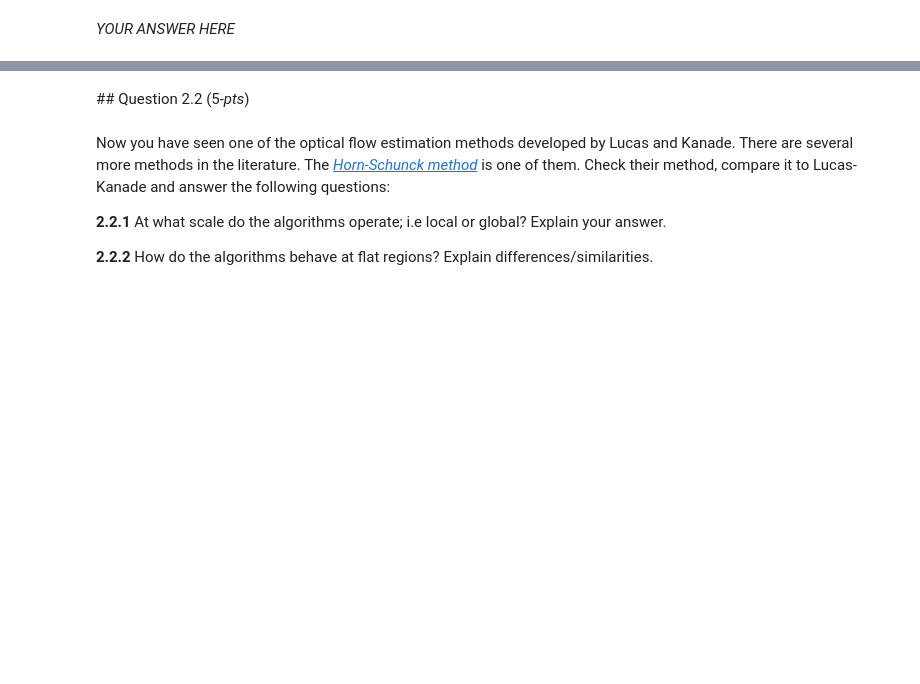
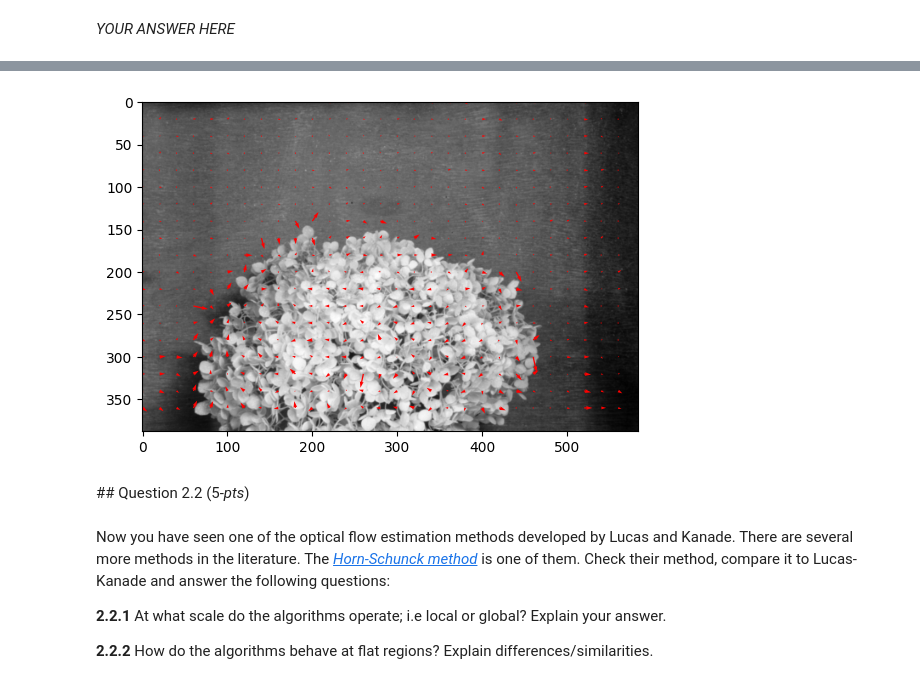
Before and after one commit to dqmis/uva_cv1, a Jupyter notebook: notebooks/Lab3.ipynb, the cells around one changed output, grey strips where cells are left out. Drawn from its saved outputs; the diff is of its cells as text; code cells hidden in the pictures; blank space fills up the shorter version.

```diff
--- a/notebooks/Lab3.ipynb
+++ b/notebooks/Lab3.ipynb
@@ -510,3 +533,14 @@ plot_optical_flow(coords, V_x, V_y, scale=0.04)
+# %%
+I_t0, I_t1 = load_images("plant1.png", "plant2.png")
+I_x, I_y, I_t = calculate_derivatives(I_t0, I_t1)
+V_x, V_y = calculate_flow_vectors(I_x, I_y, I_t, region_size=20)
+
+coords = generate_subregion_indices(I_t0, region_size=20)
+
+plt.imshow(I_t0, cmap="gray")
+plot_optical_flow(coords, V_x, V_y, scale=0.04)
+# %% [output]
+[figure, added]
 # %% [markdown]
 ## Question 2.2 (5-*pts*)
 # %% [markdown]
```
Also changed, not shown: parts of 16 cells of this notebook, 8 other files.
